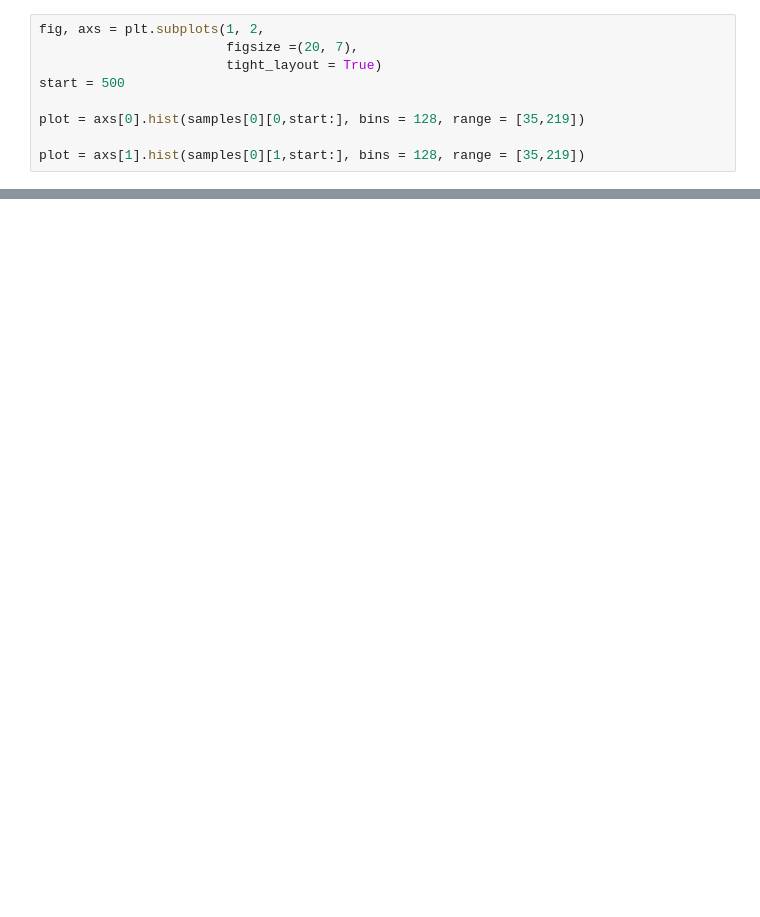
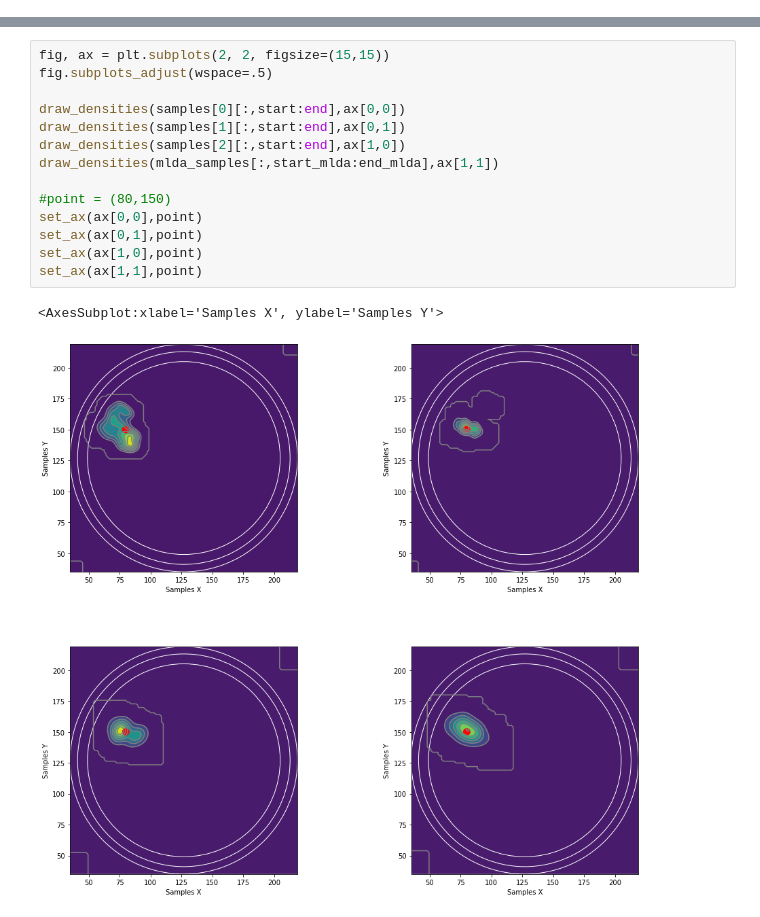
Before and after one commit to annegretW/Masterarbeit_EEG_Uncertainties, a Jupyter notebook: masterarbeit/2d/plot.ipynb, the cells around one changed output, grey strips where cells are left out. Cells and saved outputs as stored; diff of their text form; blank space fills up the shorter version.

```diff
--- a/masterarbeit/2d/plot.ipynb
+++ b/masterarbeit/2d/plot.ipynb
@@ -88,9 +83,0 @@ DLE = 0.6758006241755744
-# %%
-fig, axs = plt.subplots(1, 2,
-                        figsize =(20, 7),
-                        tight_layout = True)
-start = 500
-
-plot = axs[0].hist(samples[0][0,start:], bins = 128, range = [35,219])
-
-plot = axs[1].hist(samples[0][1,start:], bins = 128, range = [35,219])
@@ -167,0 +149,17 @@ Text(0, 0.5, 'Samples Y')
+# %%
+fig, ax = plt.subplots(2, 2, figsize=(15,15))
+fig.subplots_adjust(wspace=.5)
+
+draw_densities(samples[0][:,start:end],ax[0,0])
+draw_densities(samples[1][:,start:end],ax[0,1])
+draw_densities(samples[2][:,start:end],ax[1,0])
+draw_densities(mlda_samples[:,start_mlda:end_mlda],ax[1,1])
+
+#point = (80,150)
+set_ax(ax[0,0],point)
+set_ax(ax[0,1],point)
+set_ax(ax[1,0],point)
+set_ax(ax[1,1],point)
+# %% [output]
+<AxesSubplot:xlabel='Samples X', ylabel='Samples Y'>
+[figure, added]
```
Also changed, not shown: parts of 10 cells of this notebook, 1 other file.
